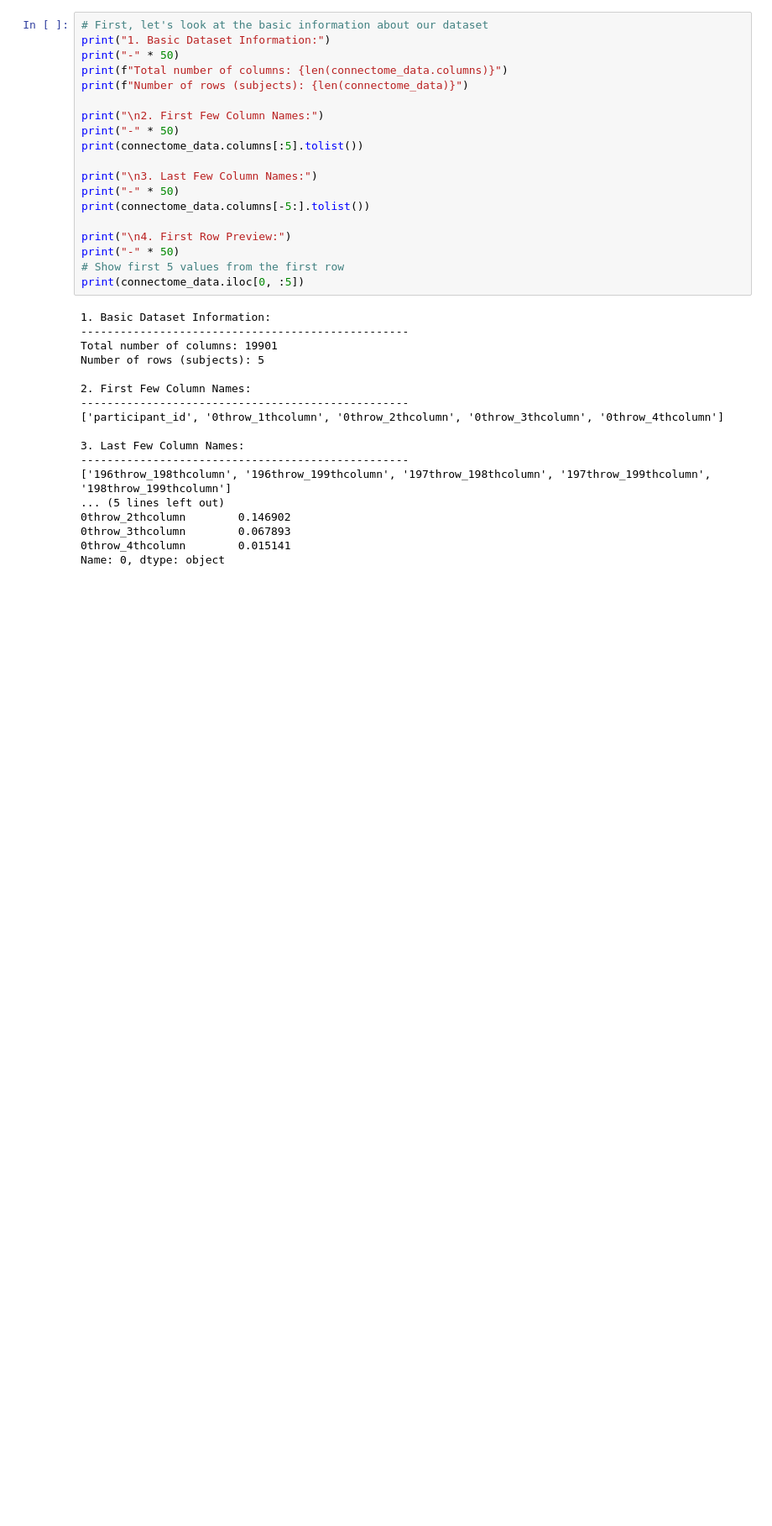
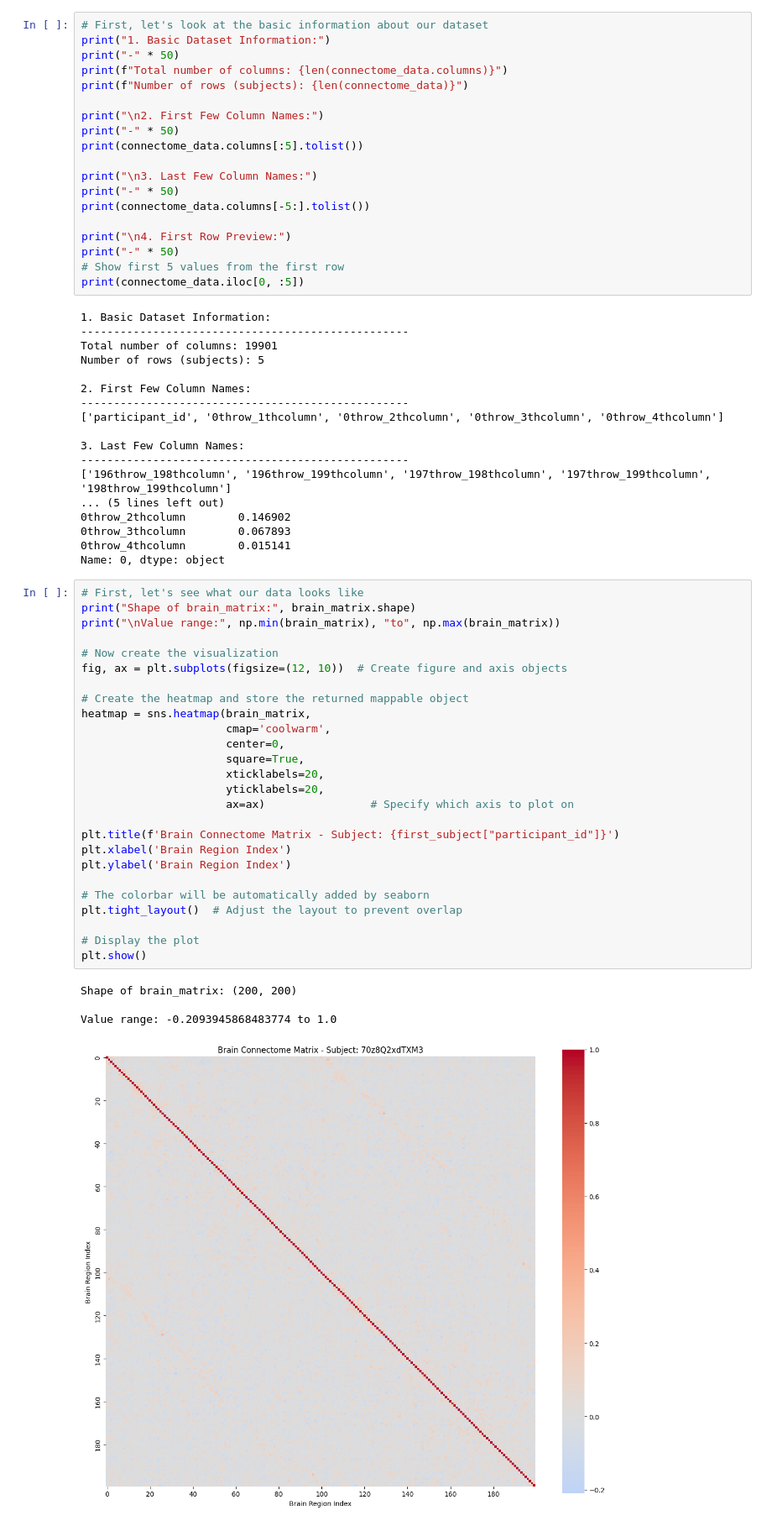
Before and after one commit to winitei/BayBrain, a Jupyter notebook: data_exploration.ipynb, the cells around one changed output. Shown at 84% size. Cells and saved outputs as stored; diff of their text form; blank space fills up the shorter version.

Commit message:
Update data exploration notebook with initial data loading and analysis

```diff
--- a/data_exploration.ipynb
+++ b/data_exploration.ipynb
@@ -81,3 +81,34 @@ Number of rows (subjects): 5
 0throw_3thcolumn        0.067893
 0throw_4thcolumn        0.015141
 Name: 0, dtype: object
+# %%
+# First, let's see what our data looks like
+print("Shape of brain_matrix:", brain_matrix.shape)
+print("\nValue range:", np.min(brain_matrix), "to", np.max(brain_matrix))
+
+# Now create the visualization
+fig, ax = plt.subplots(figsize=(12, 10))  # Create figure and axis objects
+
+# Create the heatmap and store the returned mappable object
+heatmap = sns.heatmap(brain_matrix,
+                      cmap='coolwarm',
+                      center=0,
+                      square=True,
+                      xticklabels=20,
+                      yticklabels=20,
+                      ax=ax)                # Specify which axis to plot on
+
+plt.title(f'Brain Connectome Matrix - Subject: {first_subject["participant_id"]}')
+plt.xlabel('Brain Region Index')
+plt.ylabel('Brain Region Index')
+
+# The colorbar will be automatically added by seaborn
+plt.tight_layout()  # Adjust the layout to prevent overlap
+
+# Display the plot
+plt.show()
+# %% [output]
+Shape of brain_matrix: (200, 200)
+
+Value range: -0.2093945868483774 to 1.0
+[figure, added]
```
Also changed, not shown: parts of 18 cells of this notebook.
